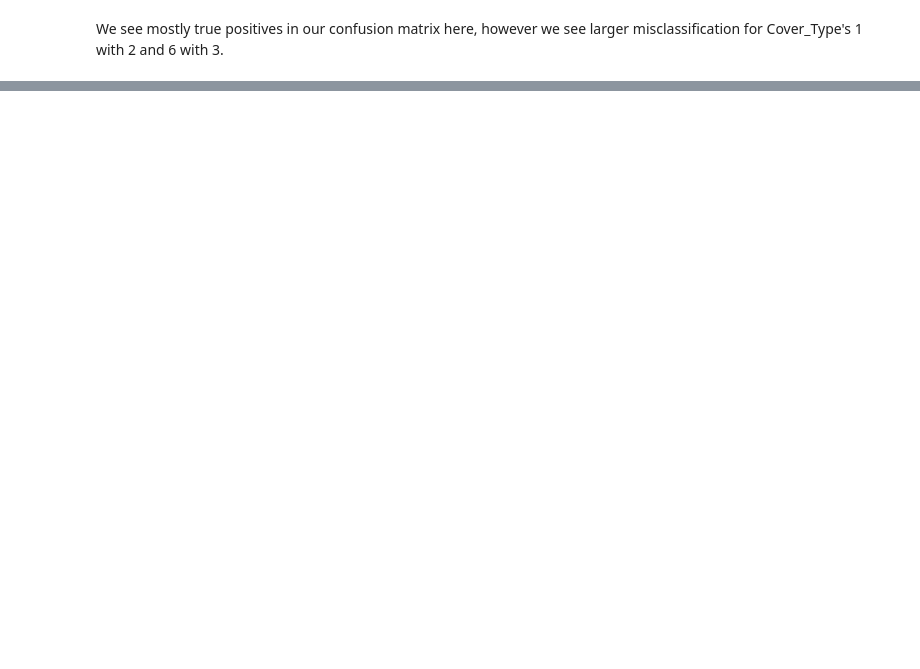
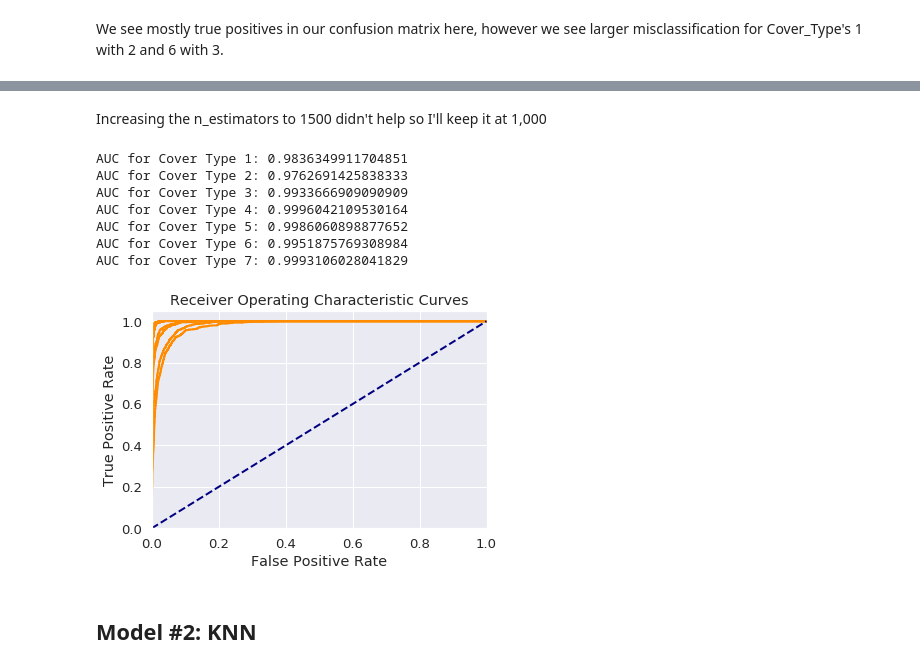
Before and after one commit to laurenliz22/Module_5_Project, a Jupyter notebook: dsc-mod-5-project-online-ds-ft-081219/Forest Cover.ipynb, the cells around one changed output, grey strips where cells are left out. Cells and saved outputs as stored; diff of their text form; code cells hidden in the pictures; blank space fills up the shorter version.

```diff
--- a/dsc-mod-5-project-online-ds-ft-081219/Forest Cover.ipynb
+++ b/dsc-mod-5-project-online-ds-ft-081219/Forest Cover.ipynb
@@ -455,0 +604,37 @@ plot_feature_importances(model_base)
+# %% [markdown]
+Increasing the n_estimators to 1500 didn't help so I'll keep it at 1,000
+# %%
+#construct rf pipeline
+pipe_rf = Pipeline([('clf', RandomForestClassifier(n_estimators=1000, max_depth=30, random_state=123))])
+# Fit the rf pipeline
+model_rf = pipe_rf.fit(X_train, y_train)
+#prediction
+y_pred_rf = model_rf.predict(X_val)
+# %%
+# Compute ROC curve and ROC area for each tree type class
+y_score_rf = model_rf.predict_proba(X_val)
+fpr = dict()
+tpr = dict()
+roc_auc = dict()
+for i in range(n_classes):
+  fpr[i], tpr[i], _ = roc_curve(y_val_bin[:, i], y_score_rf[:, i])
+  plt.plot(fpr[i], tpr[i], color='darkorange', lw=2)
+  print('AUC for Cover Type {}: {}'.format(i+1, auc(fpr[i], tpr[i])))
+plt.plot([0, 1], [0, 1], color='navy', lw=2, linestyle='--')
+plt.xlim([0.0, 1.0])
+plt.ylim([0.0, 1.05])
+plt.xlabel('False Positive Rate')
+plt.ylabel('True Positive Rate')
+plt.title('Receiver Operating Characteristic Curves')
+plt.show()
+# %% [output]
+AUC for Cover Type 1: 0.9836349911704851
+AUC for Cover Type 2: 0.9762691425838333
+AUC for Cover Type 3: 0.9933666909090909
+AUC for Cover Type 4: 0.9996042109530164
+AUC for Cover Type 5: 0.9986060898877652
+AUC for Cover Type 6: 0.9951875769308984
+AUC for Cover Type 7: 0.9993106028041829
+[figure, added]
+# %% [markdown]
+## Model #2: KNN
```
Also changed, not shown: parts of 66 cells of this notebook.
